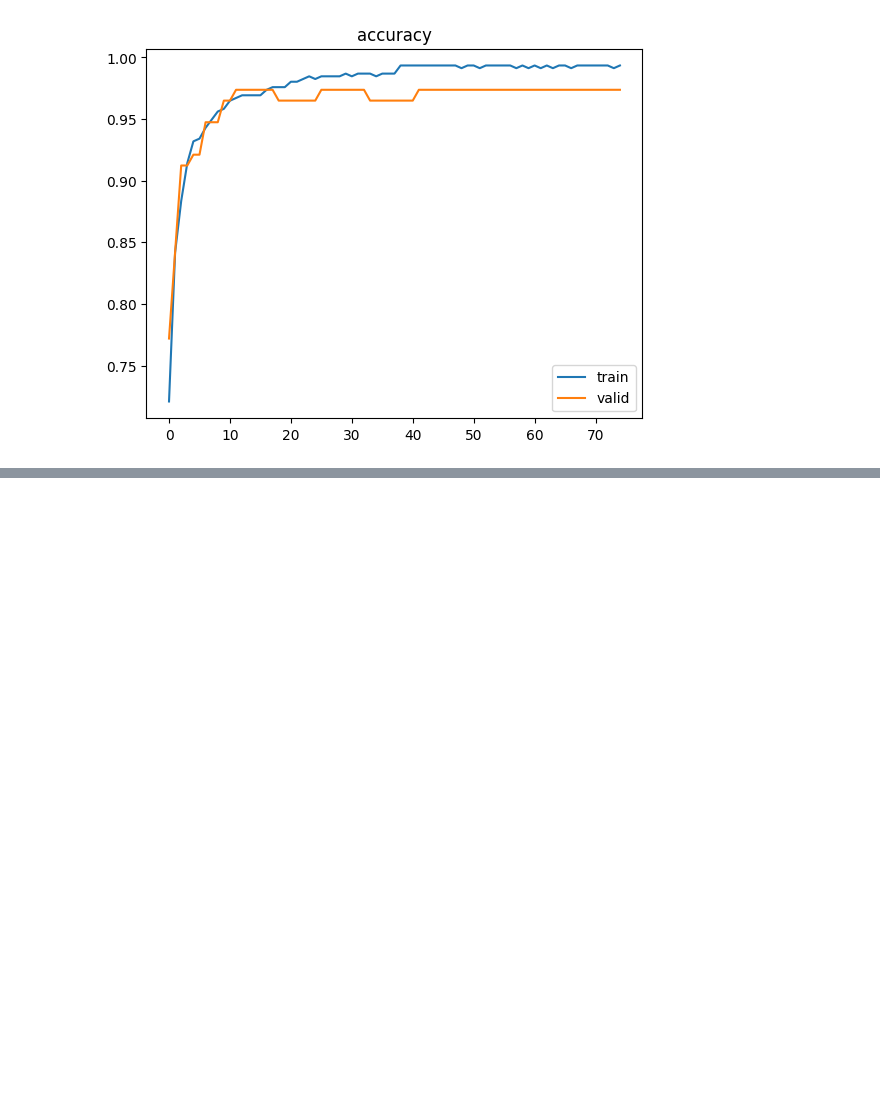
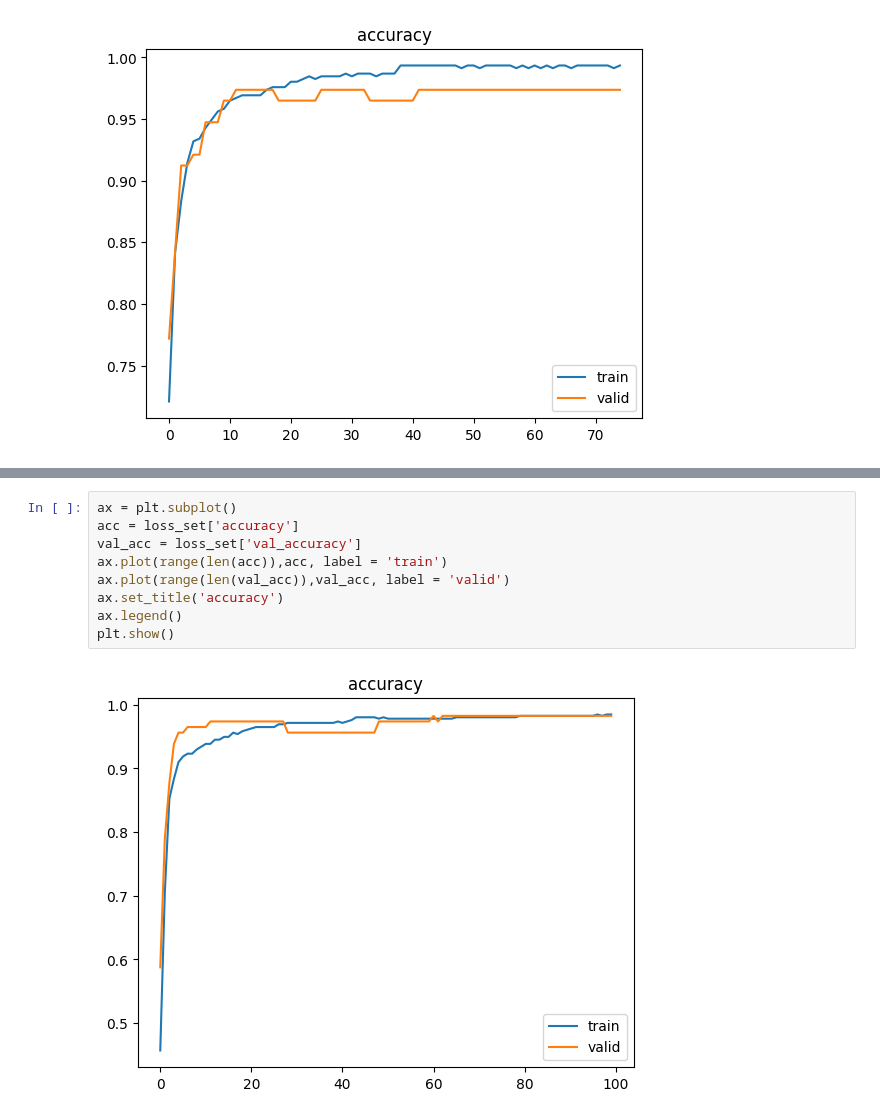
Before and after one commit to alwls5773/side_project_3, a Jupyter notebook: cancer.ipynb, the cells around one changed output, grey strips where cells are left out. Saved outputs shown, nothing was run; the diff lists cells and outputs as text; blank space fills up the shorter version.

```diff
--- a/cancer.ipynb
+++ b/cancer.ipynb
@@ -975,0 +1019,11 @@ plt.show()
+# %%
+ax = plt.subplot()
+acc = loss_set['accuracy']
+val_acc = loss_set['val_accuracy']
+ax.plot(range(len(acc)),acc, label = 'train')
+ax.plot(range(len(val_acc)),val_acc, label = 'valid')
+ax.set_title('accuracy')
+ax.legend()
+plt.show()
+# %% [output]
+[figure, added]
```
Also changed, not shown: parts of 2 cells of this notebook.
